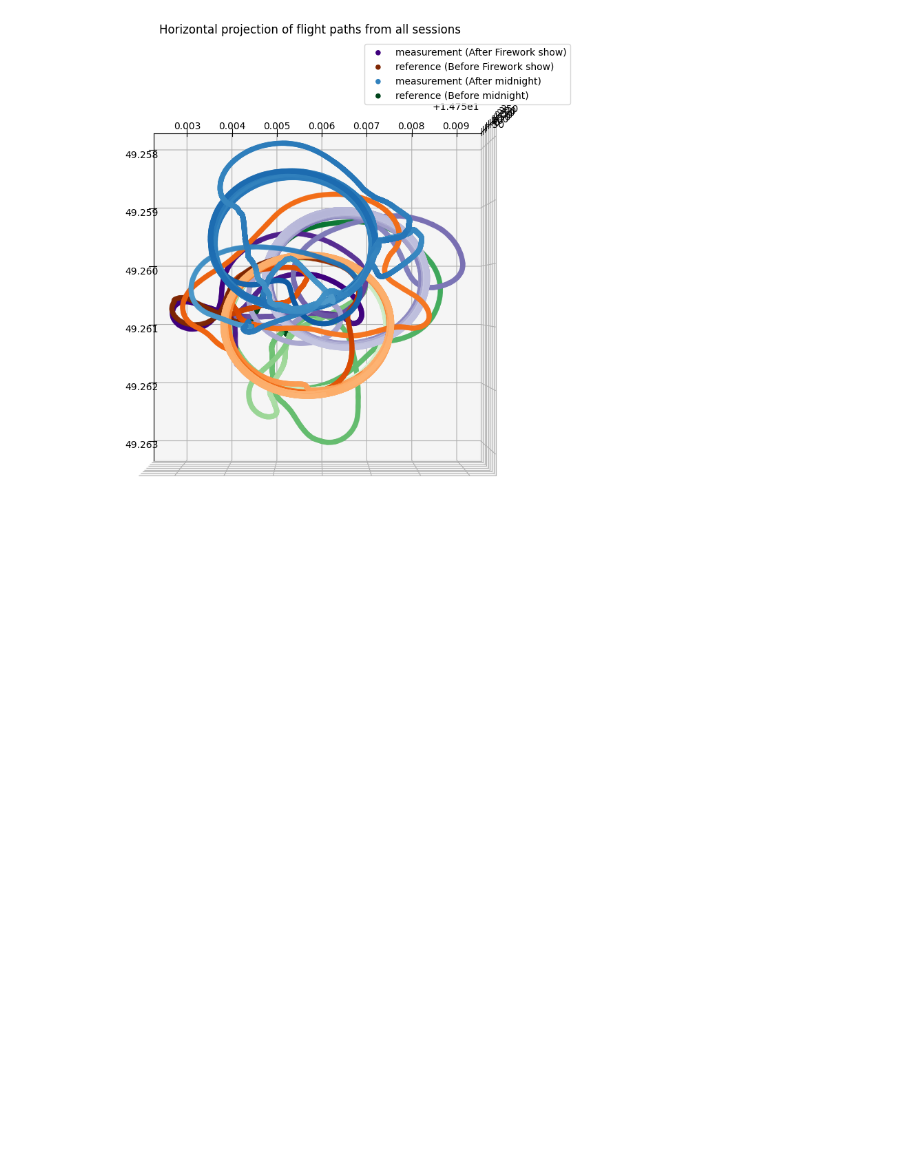
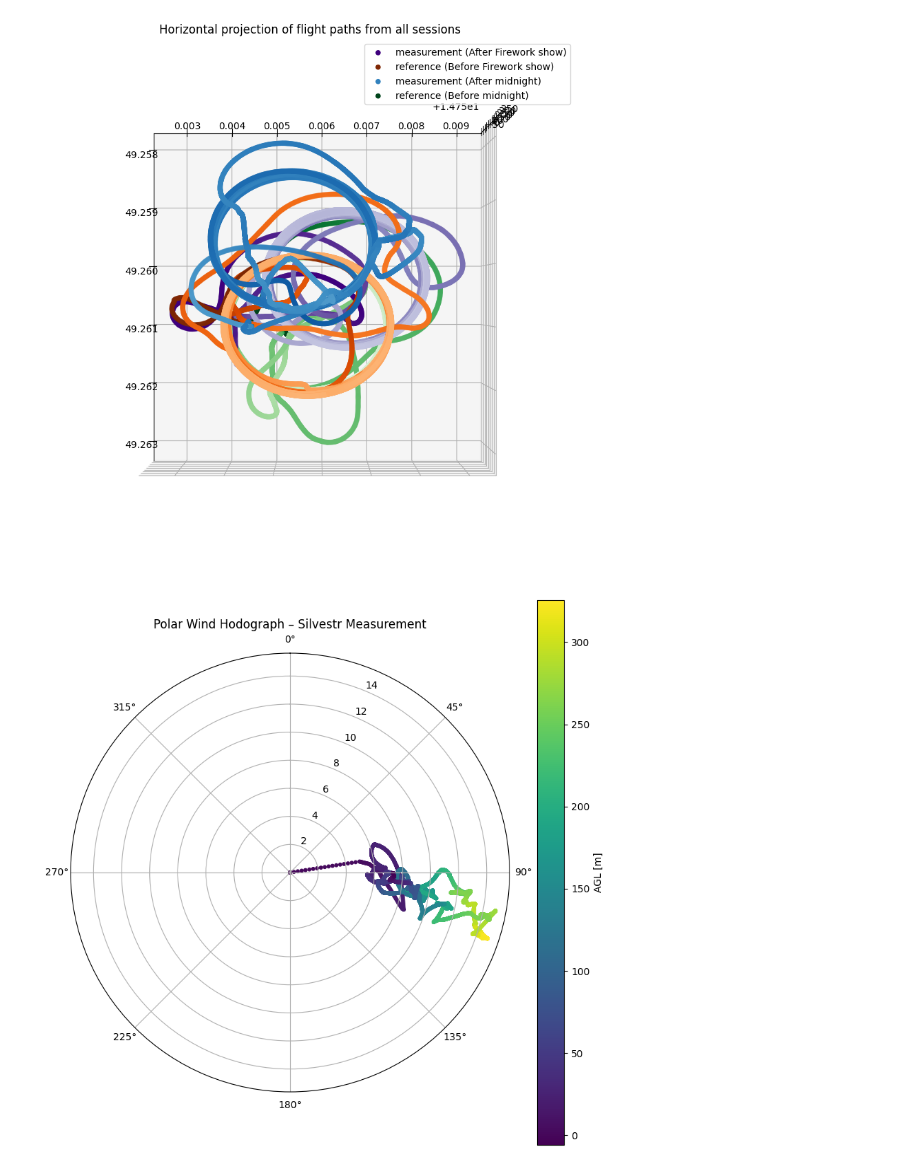
Before and after one commit to ThunderFly-aerospace/TF-ATMON, a Jupyter notebook: notebooks/fireworks_dust.ipynb, the cells around one changed output. Saved outputs shown, nothing was run; the diff lists cells and outputs as text; code cells hidden in the pictures; blank space fills up the shorter version.

```diff
--- a/notebooks/fireworks_dust.ipynb
+++ b/notebooks/fireworks_dust.ipynb
@@ -57,6 +91,7 @@ nr_ref = gen_df(data_nr_r, ['sensor_airborne_particles', 'vehicle_local_position
 for ds in [silv_mes, silv_ref, nr_mes, nr_ref]:
     ds['vehicle_local_position/z'] *= -1
     ds['wind_spd'] = np.sqrt(ds['wind/windspeed_north']**2 + ds['wind/windspeed_east']**2)
+    ds['wind_dir'] = (np.degrees(np.arctan2(ds['wind/windspeed_east'], ds['wind/windspeed_north'])) + 360) % 360
 # %%
 plt.figure(figsize=(12, 12))
 
@@ -171,3 +226,23 @@ plt.title("Horizontal projection of flight paths from all sessions")
 plt.grid()
 # %% [output]
 [figure]
+# %%
+def plot_polar_wind_hodograph(ds, title="Polar Wind Hodograph"):
+    speed = ds['wind_spd']
+    direction_deg = ds['wind_dir']
+    direction_rad = np.radians(direction_deg)
+    height = ds['vehicle_local_position/z']  # AGL
+
+    plt.figure(figsize=(10, 10))
+    ax = plt.subplot(111, polar=True)
+    sc = ax.scatter(direction_rad, speed, c=height, cmap='viridis', s=10)
+    plt.colorbar(sc, label="AGL [m]")
+    ax.set_theta_zero_location('N')  # 0° = North
+    ax.set_theta_direction(-1)       # Clockwise
+    ax.set_title(title)
+    plt.show()
+
+# Příklad použití:
+plot_polar_wind_hodograph(silv_mes, "Polar Wind Hodograph – Silvestr Measurement")
+# %% [output]
+[figure, added]
```
Also changed, not shown: parts of 4 cells of this notebook.
